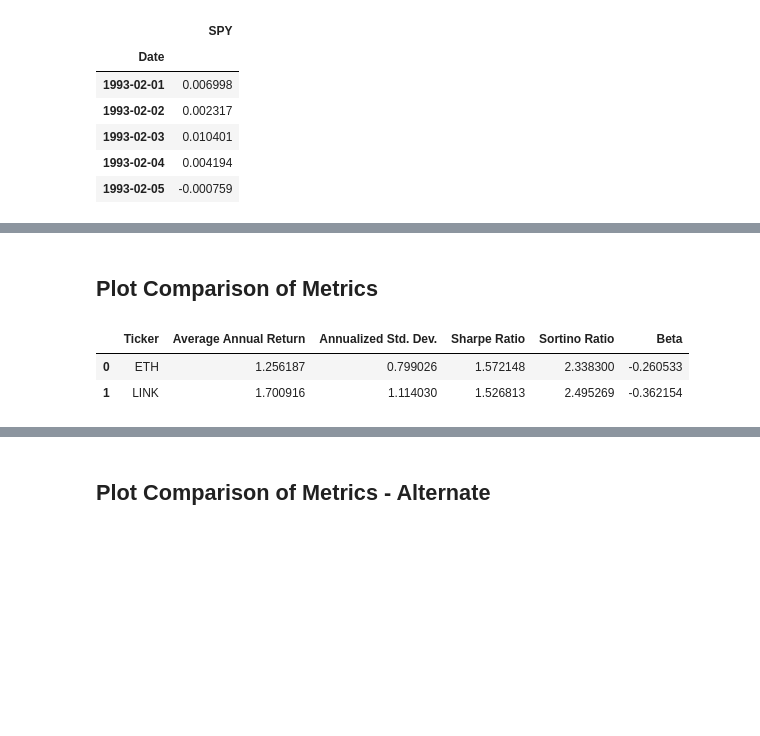
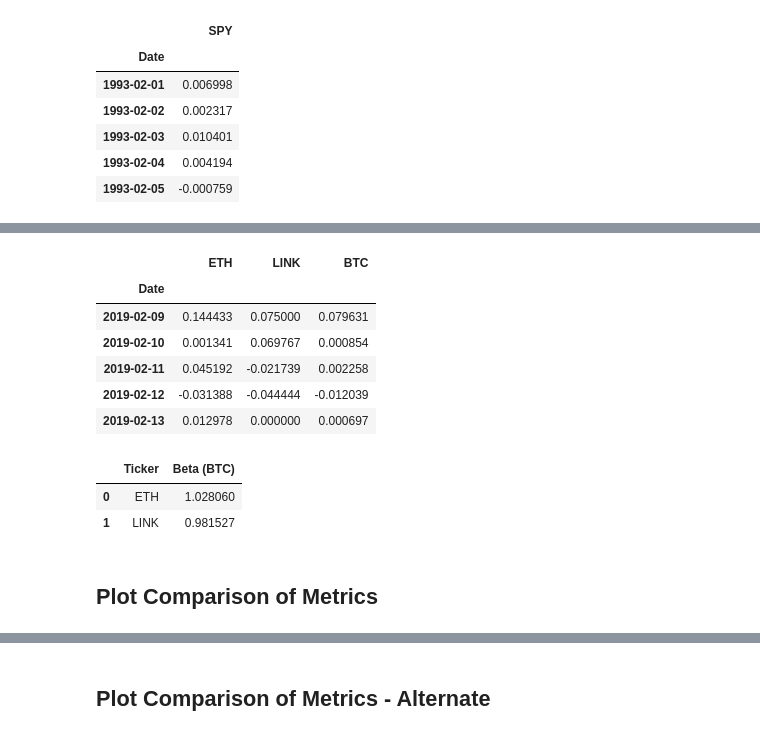
Before and after one commit to nairrekhabr/Project_3, a Jupyter notebook: eth_link_analysis/eth_link_historical_analysis.ipynb, the cells around one changed output, grey strips where cells are left out. Drawn from its saved outputs; the diff is of its cells as text; code cells hidden in the pictures; blank space fills up the shorter version.

```diff
--- a/eth_link_analysis/eth_link_historical_analysis.ipynb
+++ b/eth_link_analysis/eth_link_historical_analysis.ipynb
@@ -418,0 +437,4 @@ beta
+# %%
+# Pull historical BTC prices for Beta calculation
+btc = crypto_pull("btc", "bitcoin")
+btc.head()
@@ -418,0 +449,12 @@ beta
+# %%
+# Calculate daily BTC returns for Beta calculation
+btc_returns = btc.pct_change().dropna()
+
+# Rename "Close" column to "SPY"
+btc_returns.columns = ["BTC"]
+
+# Confirm that there are no null values
+print(btc_returns.isnull().sum())
+
+# Print first 5 rows of dataframe
+btc_returns.head()
@@ -419,11 +471,42 @@ beta
+# %%
+# Combine BTC daily returns with ETH & LINK returns for Beta calculations
+beta_returns_crypto = pd.concat([daily_returns, btc_returns], axis="columns", join="inner")
+
+# Sort datetime index in ascending order (past to present)
+beta_returns_crypto.sort_index(inplace=True)
+
+# Check combined dataframe
+beta_returns_crypto.head()
+# %% [output]
+|  | ETH | LINK | BTC |
+| Date |  |  |  |
+| 2019-02-09 | 0.144433 | 0.075000 | 0.079631 |
+| 2019-02-10 | 0.001341 | 0.069767 | 0.000854 |
+| 2019-02-11 | 0.045192 | -0.021739 | 0.002258 |
+| 2019-02-12 | -0.031388 | -0.044444 | -0.012039 |
+| 2019-02-13 | 0.012978 | 0.000000 | 0.000697 |
+# %%
+# Calculate Beta
+beta_eth_crypto = Beta_crypto("ETH")
+beta_link_crypto = Beta_crypto("LINK")
+
+# Place Beta values in dataframes
+eth_beta_crypto = pd.DataFrame([beta_eth_crypto], columns=["ETH"])
+link_beta_crypto = pd.DataFrame([beta_link_crypto], columns=["LINK"])
+
+# Create a combined dataframe with ETH & LINK Beta
+beta_btc = pd.concat([eth_beta_crypto, link_beta_crypto], axis="columns").transpose()
+
+# Create a "Beta" label for values
+beta_btc.columns = ["Beta (BTC)"]
+
+# Rename index to "Ticker" to merge with annualized metrics
+beta_btc.reset_index(inplace=True)
+beta_btc.rename(columns={"index": "Ticker"}, inplace=True)
+beta_btc
+# %% [output]
+|  | Ticker | Beta (BTC) |
+| 0 | ETH | 1.028060 |
+| 1 | LINK | 0.981527 |
 # %% [markdown]
 ## Plot Comparison of Metrics
-# %%
-# Create a combined dataframe with all metrics
-metrics = pd.concat([annlzd_returns, annlzd_std, annlzd_sharpe, sortino, beta], axis="columns")
-metrics = metrics.loc[:,~metrics.columns.duplicated()]
-metrics.head()
-# %% [output]
-|  | Ticker | Average Annual Return | Annualized Std. Dev. | Sharpe Ratio | Sortino Ratio | Beta |
-| 0 | ETH | 1.256187 | 0.799026 | 1.572148 | 2.338300 | -0.260533 |
-| 1 | LINK | 1.700916 | 1.114030 | 1.526813 | 2.495269 | -0.362154 |
```
Also changed, not shown: parts of 48 cells of this notebook, 20 other files.
